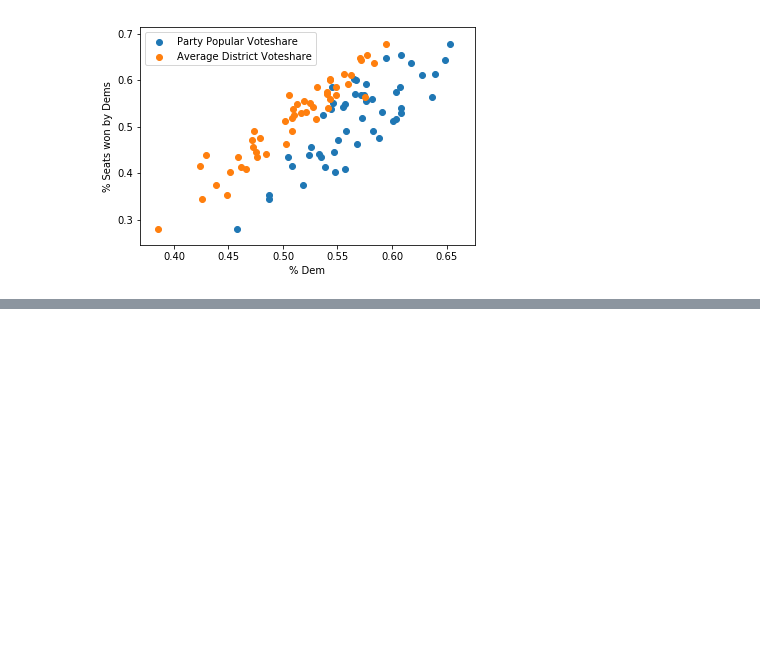
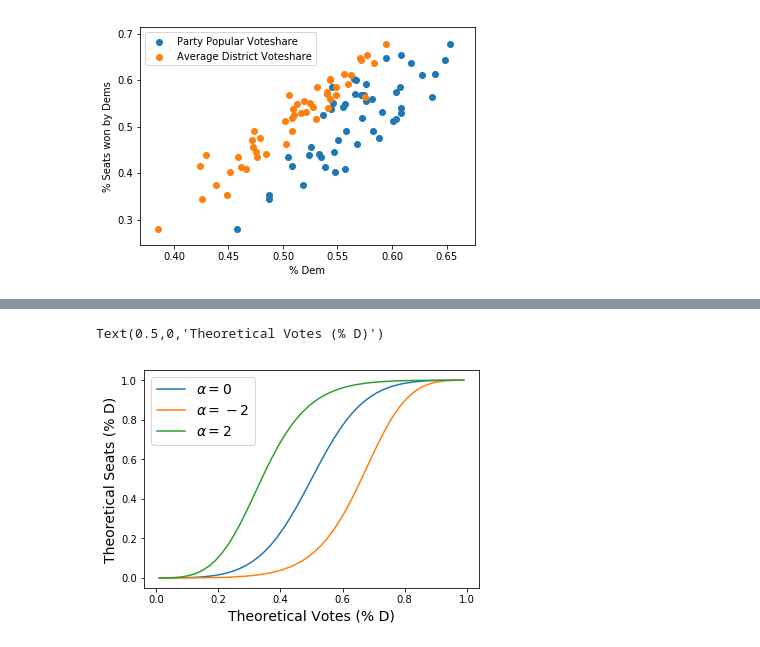
Before and after one commit to ljwolf/seatsvotes, a Jupyter notebook: notebooks/00 - The historical seats votes curve.ipynb, the cells around one changed output, grey strips where cells are left out. Saved outputs shown, nothing was run; the diff lists cells and outputs as text; code cells hidden in the pictures; blank space fills up the shorter version.

```diff
--- a/notebooks/00 - The historical seats votes curve.ipynb
+++ b/notebooks/00 - The historical seats votes curve.ipynb
@@ -106,0 +148,13 @@ Actually fit the Tufte/tageparga model
+# %%
+vote_space = numpy.linspace(.01,.99)
+logodds = lambda x: numpy.log(x/(1-x))
+logit = lambda x: (numpy.exp(x))/(1 + numpy.exp(x))
+
+for a in (0,-2,2):
+    plt.plot(vote_space, logit(a + 3*logodds(vote_space)), label='$\\alpha={}$'.format(a))
+plt.legend(fontsize=14)
+plt.ylabel("Theoretical Seats (% D)", fontsize=14)
+plt.xlabel("Theoretical Votes (% D)", fontsize=14)
+# %% [output]
+Text(0.5,0,'Theoretical Votes (% D)')
+[figure, added]
```
Also changed, not shown: parts of 23 cells of this notebook.
